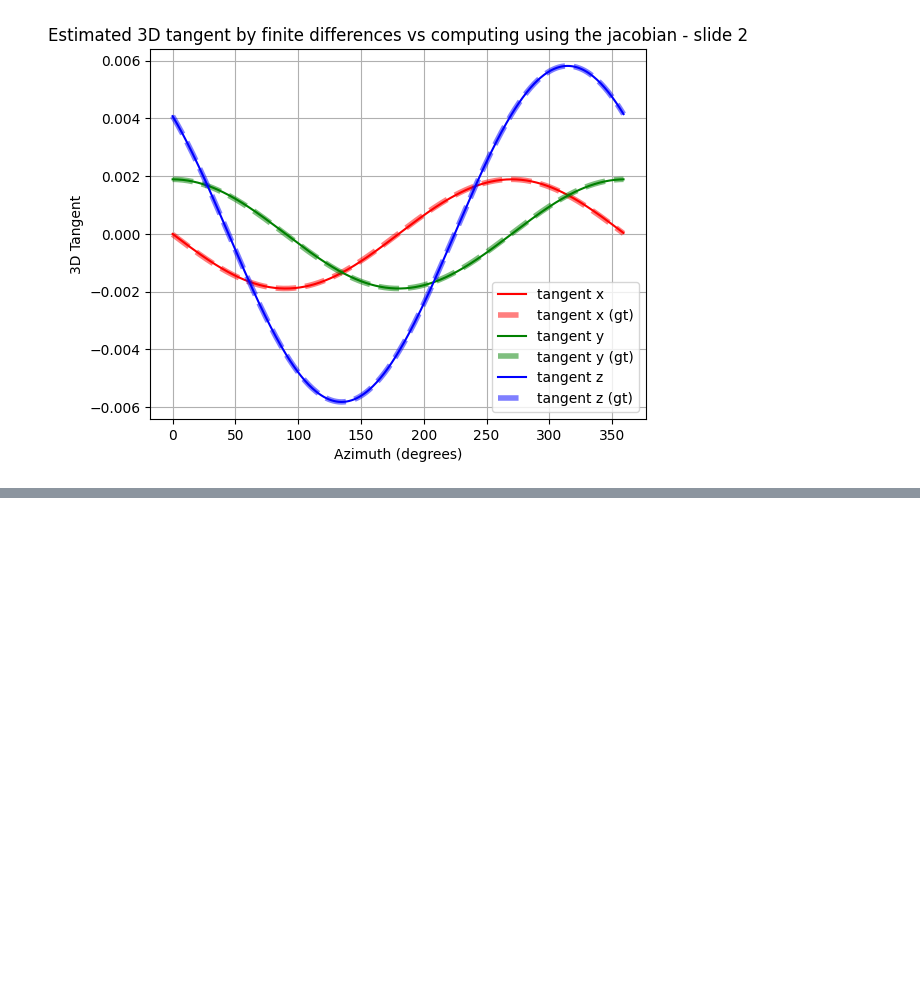
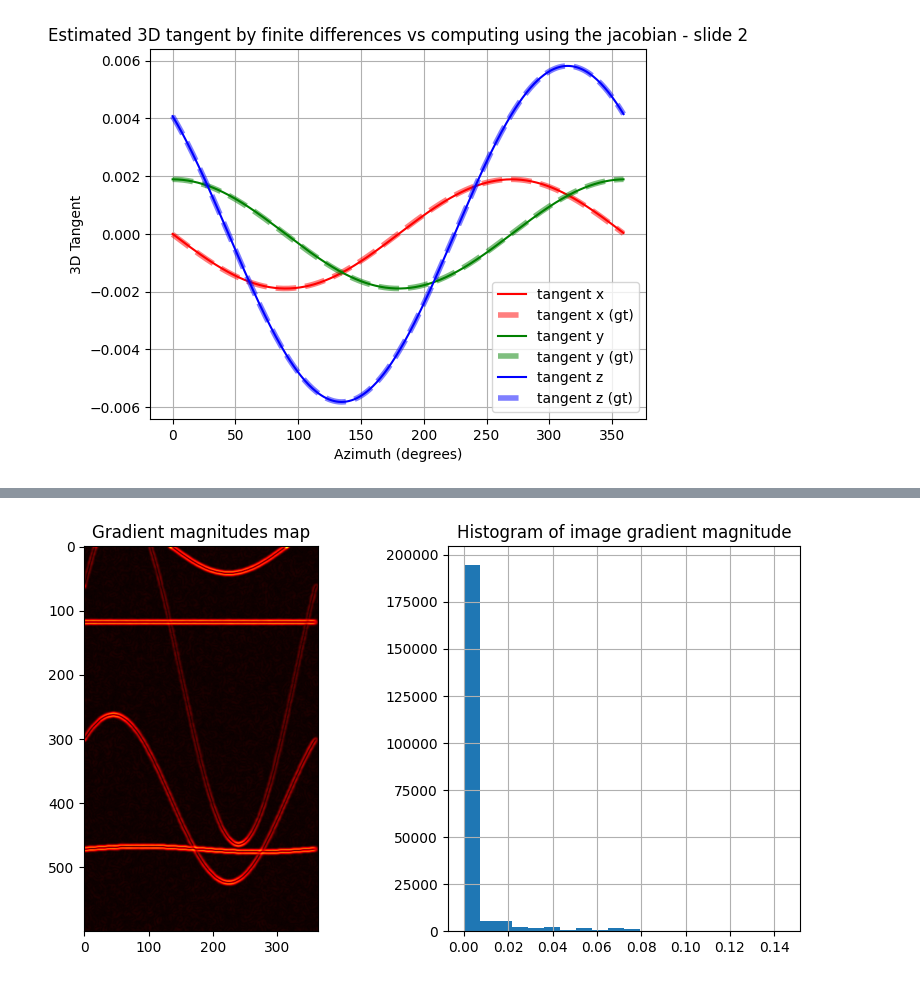
Before and after one commit to balthazarneveu/geosciences, a Jupyter notebook: TP_4/planes_synthesis.ipynb, the cells around one changed output, grey strips where cells are left out. Saved outputs shown, nothing was run; the diff lists cells and outputs as text; code cells hidden in the pictures; blank space fills up the shorter version.

```diff
--- a/TP_4/planes_synthesis.ipynb
+++ b/TP_4/planes_synthesis.ipynb
@@ -96,3 +66,8 @@ plt.show()
+# %%
+img_grad =filters.sobel(img)
+show_gradients_magnitudes(img_grad)
+# %% [output]
+[figure, added]
 # %%
 img_grad_v  = filters.sobel_h(img) # find the horizontal edges  =vertical gradient
 img_grad_h  = filters.sobel_v(img) # find the vertical edges = horizontal gradient
```
Also changed, not shown: parts of 5 cells of this notebook, 2 other files.
